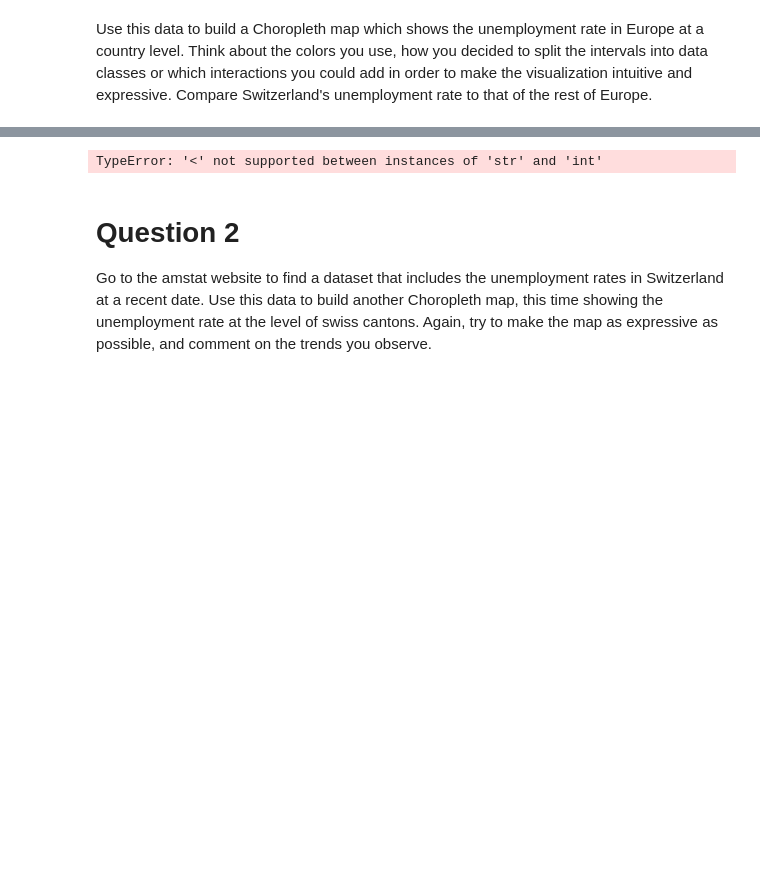
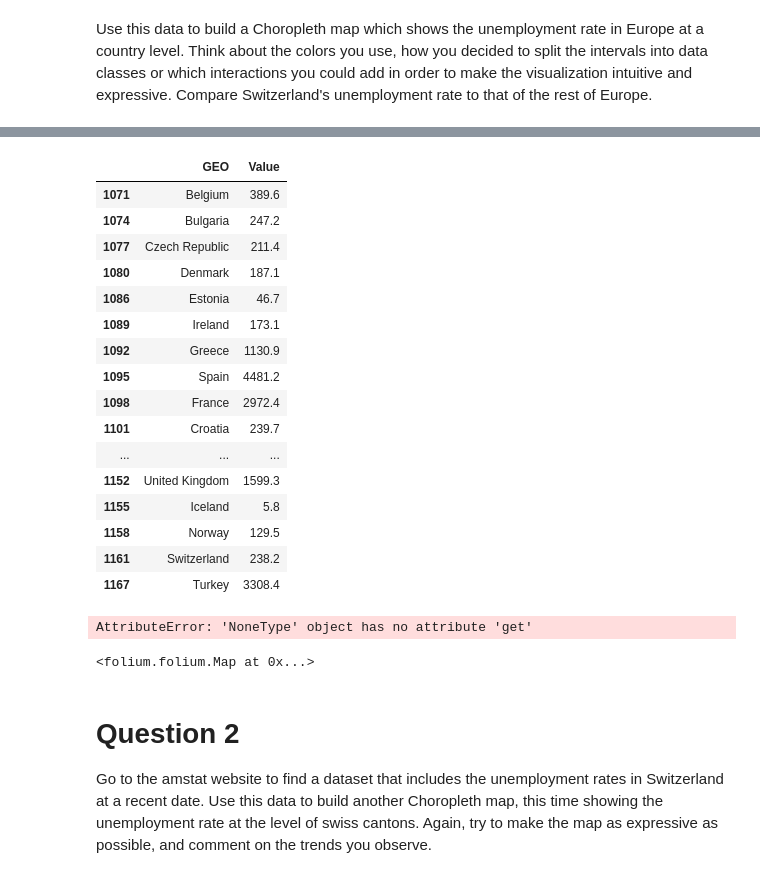
Before and after one commit to raphaelBarman/ADA-dh, a Jupyter notebook: 03 - Interactive Viz/Homework 3.ipynb, the cells around one changed output, grey strips where cells are left out. Cells and saved outputs as stored; diff of their text form; code cells hidden in the pictures; blank space fills up the shorter version.

```diff
--- a/03 - Interactive Viz/Homework 3.ipynb
+++ b/03 - Interactive Viz/Homework 3.ipynb
@@ -44,20 +25,47 @@ folium.GeoJson(geo_json_eu).add_to(m_europe)
 m_europe
 # %% [output]
 [interactive output not drawn]
+# %%
+ # lire les données depuis un autre fichier
+unemp_path = r'lfsa_ugan/lfsa_ugan_1_Data.csv'
+unemp_data = pd.read_csv(unemp_path, dtype={'GEO': str})
+unemp_data = unemp_data[~(unemp_data.GEO.str.contains("Euro"))]
+unemp_data = unemp_data[~(unemp_data.GEO.str.contains("Germany"))]
+unemp_data = unemp_data[~(unemp_data.GEO.str.contains("Yugoslav"))]
+unemp_data = unemp_data[unemp_data.TIME == 2016]
+unemp_data = unemp_data[unemp_data.SEX == 'Total']
+unemp_data = unemp_data[['GEO', 'Value']]
+unemp_data.Value = unemp_data.Value.str.replace(',', '')
+unemp_data.Value = pd.to_numeric(unemp_data.Value)
+unemp_data
+# %% [output]
+|  | GEO | Value |
+| 1071 | Belgium | 389.6 |
+| 1074 | Bulgaria | 247.2 |
+| 1077 | Czech Republic | 211.4 |
+| 1080 | Denmark | 187.1 |
+| 1086 | Estonia | 46.7 |
+| 1089 | Ireland | 173.1 |
+| 1092 | Greece | 1130.9 |
+| 1095 | Spain | 4481.2 |
+| 1098 | France | 2972.4 |
+| 1101 | Croatia | 239.7 |
+| ... | ... | ... |
+| 1152 | United Kingdom | 1599.3 |
+| 1155 | Iceland | 5.8 |
+| 1158 | Norway | 129.5 |
+| 1161 | Switzerland | 238.2 |
+| 1167 | Turkey | 3308.4 |
 # %%
- # lire les données depuis un autre fichier
-unemp_path = './lfsa_ugan_1_Data.csv'
-unemp_data = pd.read_csv(unemp_path)
-
-# Chloropleth
 m_europe.choropleth(geo_data = geo_json_eu, data=unemp_data,
-             columns=['TIME', 'GEO','SEX','AGE','CITIZEN','UNIT','Value','Flag and footnotes'],
-             key_on='feature.properties.NAME',
+             columns=['GEO','Value'],
+             key_on='objects.europe.geometries.properties.NAME',
              fill_color='BuPu', fill_opacity=0.7, line_opacity=0.2,
-             legend_name='Percentage for winner of general election (%)')
-# bug ici :'(
+             legend_name='a')
+m_europe
 # %% [output]
-TypeError: '<' not supported between instances of 'str' and 'int'
+AttributeError: 'NoneType' object has no attribute 'get'
+<folium.folium.Map at 0x...>
 # %% [markdown]
 # Question 2
 Go to the amstat website to find a dataset that includes the unemployment rates in Switzerland at a recent date.
```
Also changed, not shown: parts of 4 cells of this notebook, 2 other files.
